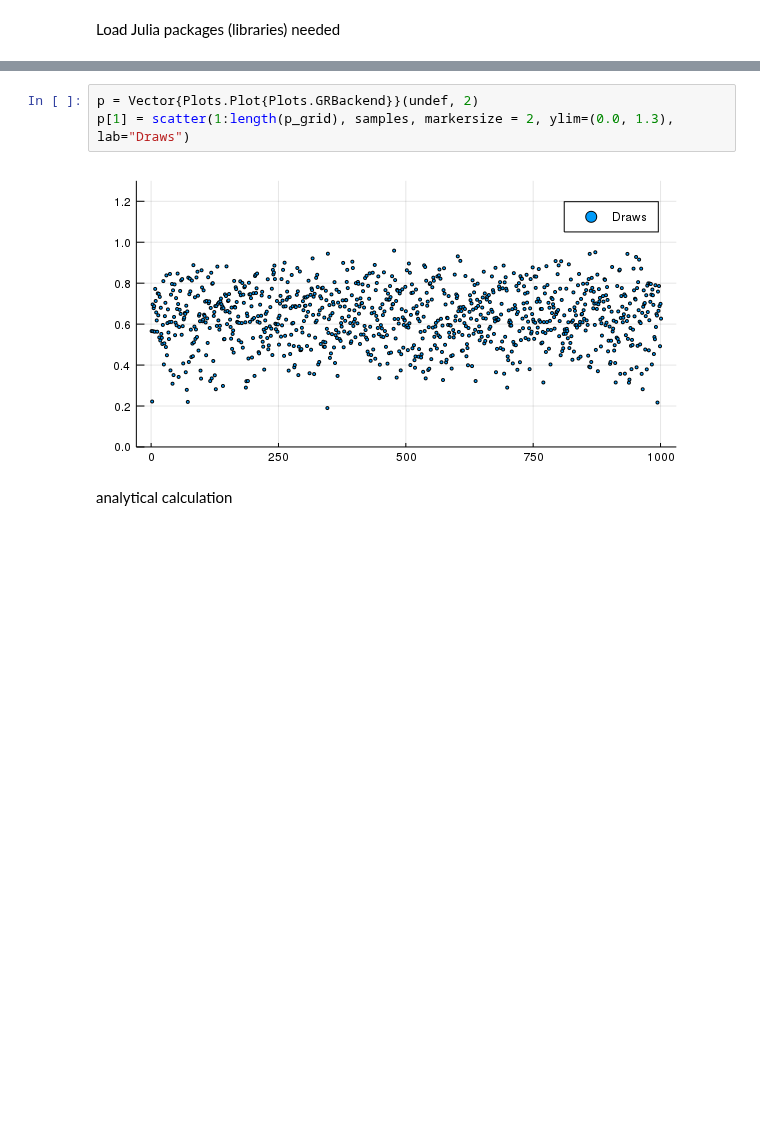
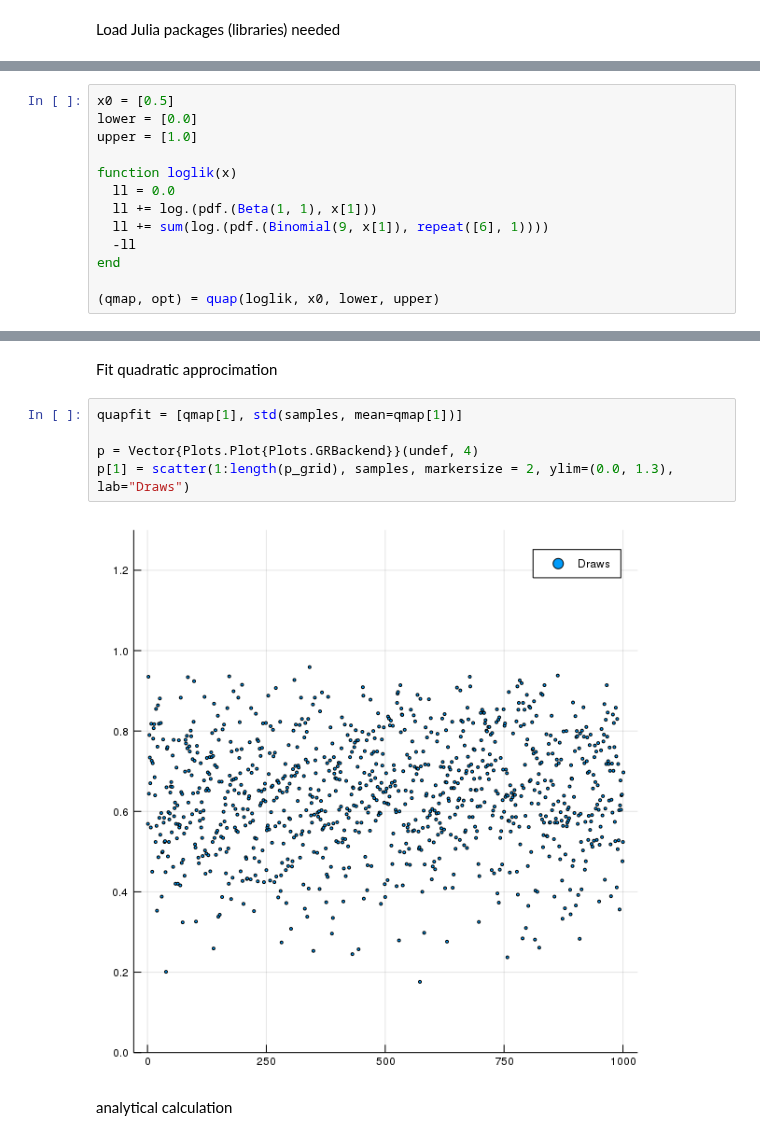
Before and after one commit to StatisticalRethinkingJulia/StatisticalRethinking.jl, a Jupyter notebook: notebooks/02/clip-06-07.ipynb, the cells around one changed output, grey strips where cells are left out. Cells and saved outputs as stored; diff of their text form; blank space fills up the shorter version.

```diff
--- a/notebooks/02/clip-06-07.ipynb
+++ b/notebooks/02/clip-06-07.ipynb
@@ -22,0 +25,13 @@ samples[1:5]
+# %%
+x0 = [0.5]
+lower = [0.0]
+upper = [1.0]
+
+function loglik(x)
+  ll = 0.0
+  ll += log.(pdf.(Beta(1, 1), x[1]))
+  ll += sum(log.(pdf.(Binomial(9, x[1]), repeat([6], 1))))
+  -ll
+end
+
+(qmap, opt) = quap(loglik, x0, lower, upper)
@@ -23,8 +78,12 @@ samples[1:5]
+# %% [markdown]
+Fit quadratic approcimation
 # %%
-p = Vector{Plots.Plot{Plots.GRBackend}}(undef, 2)
+quapfit = [qmap[1], std(samples, mean=qmap[1])]
+
+p = Vector{Plots.Plot{Plots.GRBackend}}(undef, 4)
 p[1] = scatter(1:length(p_grid), samples, markersize = 2, ylim=(0.0, 1.3), lab="Draws")
 # %% [output]
-[figure, old version]
+[figure, new version]
 # %% [markdown]
 analytical calculation
 # %%
```
Also changed, not shown: parts of 17 cells of this notebook, 46 other files.
